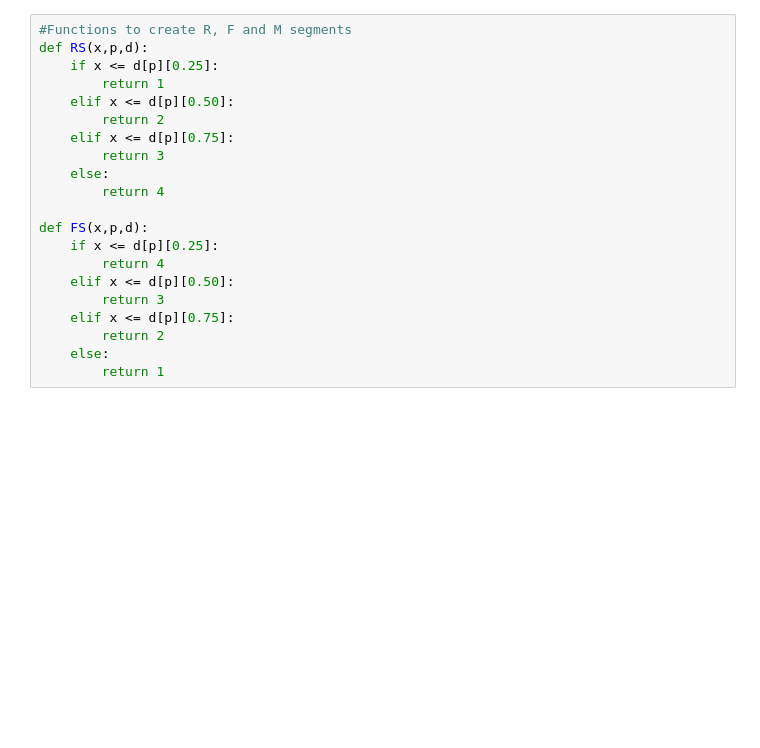
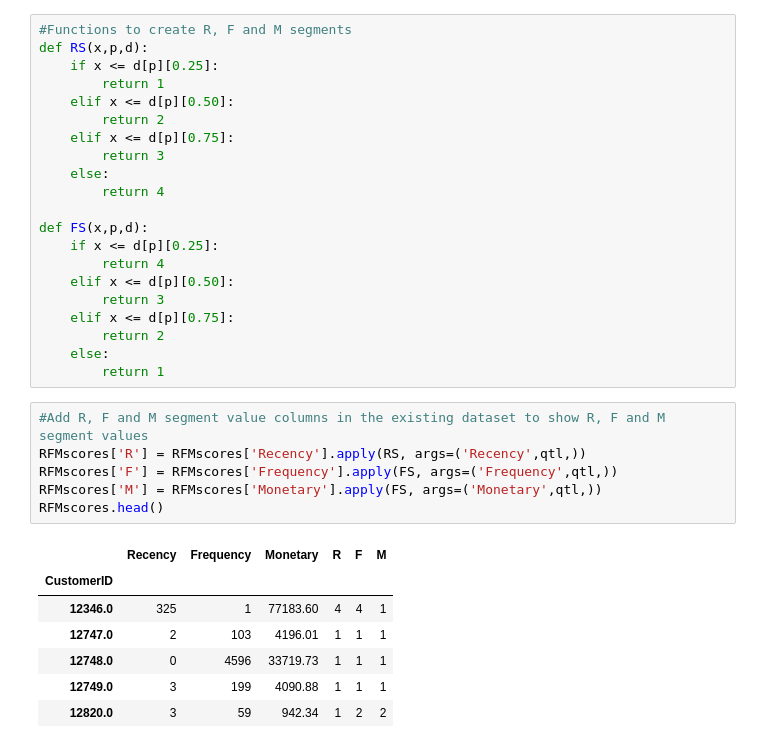
Before and after one commit to Deven876/Customer-Segmentation, a Jupyter notebook: Customer_Segmentation.ipynb, the cells around one changed output. Saved outputs shown, nothing was run; the diff lists cells and outputs as text; blank space fills up the shorter version.

```diff
--- a/Customer_Segmentation.ipynb
+++ b/Customer_Segmentation.ipynb
@@ -357,3 +357,17 @@ def FS(x,p,d):
         return 2
     else:
         return 1
+# %%
+#Add R, F and M segment value columns in the existing dataset to show R, F and M segment values
+RFMscores['R'] = RFMscores['Recency'].apply(RS, args=('Recency',qtl,))
+RFMscores['F'] = RFMscores['Frequency'].apply(FS, args=('Frequency',qtl,))
+RFMscores['M'] = RFMscores['Monetary'].apply(FS, args=('Monetary',qtl,))
+RFMscores.head()
+# %% [output]
+|  | Recency | Frequency | Monetary | R | F | M |
+| CustomerID |  |  |  |  |  |  |
+| 12346.0 | 325 | 1 | 77183.60 | 4 | 4 | 1 |
+| 12747.0 | 2 | 103 | 4196.01 | 1 | 1 | 1 |
+| 12748.0 | 0 | 4596 | 33719.73 | 1 | 1 | 1 |
+| 12749.0 | 3 | 199 | 4090.88 | 1 | 1 | 1 |
+| 12820.0 | 3 | 59 | 942.34 | 1 | 2 | 2 |
```
Also changed, not shown: parts of 1 cell of this notebook.
